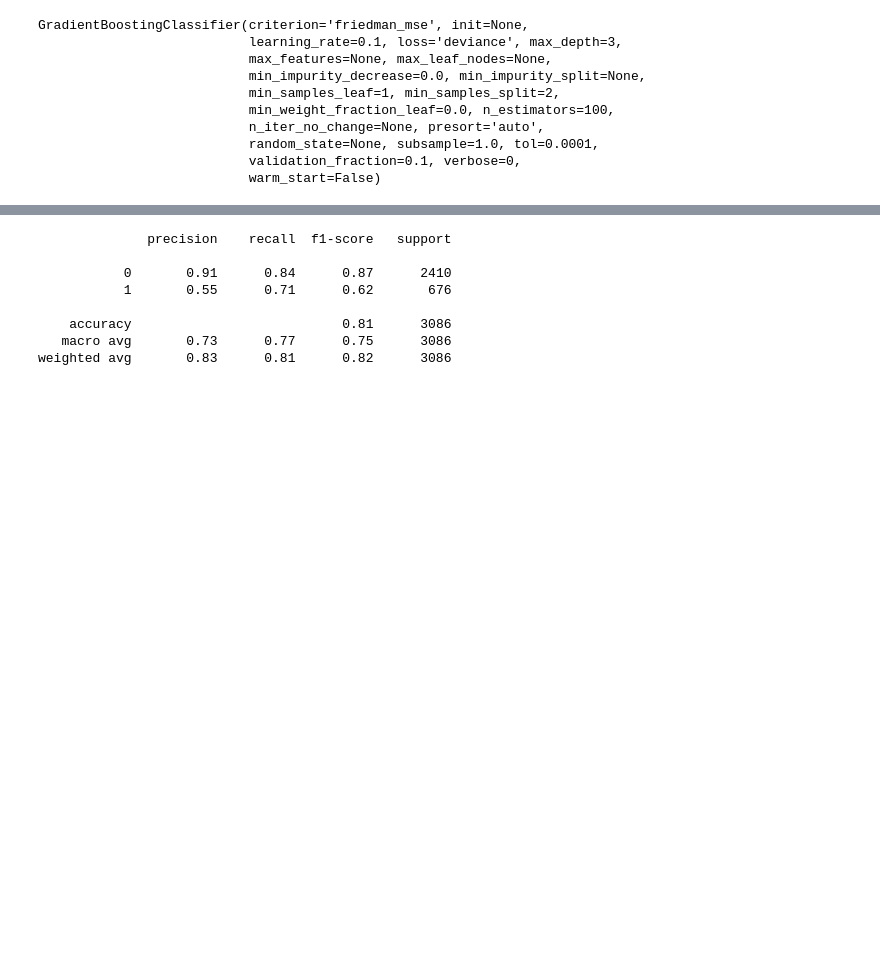
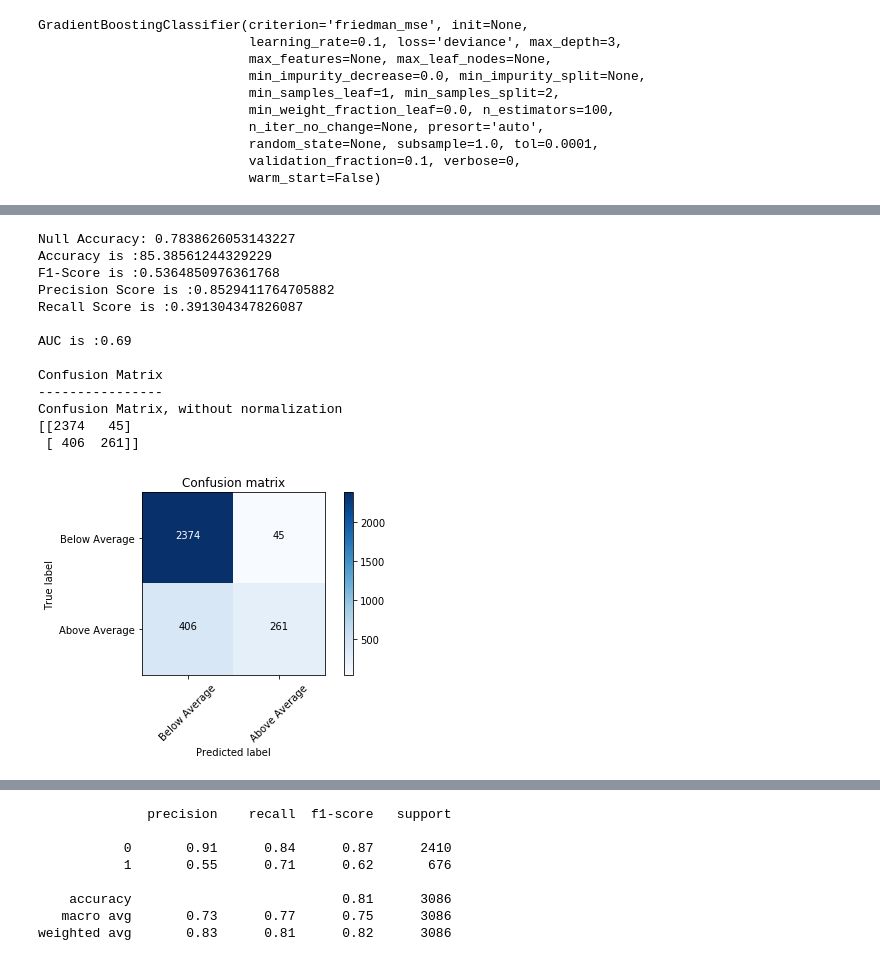
Before and after one commit to ssmithie/classification_project, a Jupyter notebook: Modeling.ipynb, the cells around one changed output, grey strips where cells are left out. Cells and saved outputs as stored; diff of their text form; code cells hidden in the pictures; blank space fills up the shorter version.

```diff
--- a/Modeling.ipynb
+++ b/Modeling.ipynb
@@ -996,5 +1043,5 @@ print("The accuracy score is" + " "+ str(accuracy_score(y_test, y_pred)))
 adaboost_clf = AdaBoostClassifier()
 gbt_clf = GradientBoostingClassifier()
 # %%
-adaboost_clf.fit(X_sm_train, y_sm_train)
+adaboost_clf.fit(X_train, y_train)
 # %% [output]
@@ -1062,3 +1094,20 @@ array([[2022,  388],
+# %%
+print_eval_metrics(y_test, adaboost_test_preds, y)
+# %% [output]
+Null Accuracy: 0.7838626053143227
+Accuracy is :85.38561244329229
+F1-Score is :0.5364850976361768
+Precision Score is :0.8529411764705882
+Recall Score is :0.391304347826087
+
+AUC is :0.69
+
+Confusion Matrix
+----------------
+Confusion Matrix, without normalization
+[[2374   45]
+ [ 406  261]]
+[figure, added]
 # %%
 gbt_confusion_matrix = confusion_matrix(y_test, gbt_clf_test_preds)
 gbt_confusion_matrix
```
Also changed, not shown: parts of 11 cells of this notebook.
